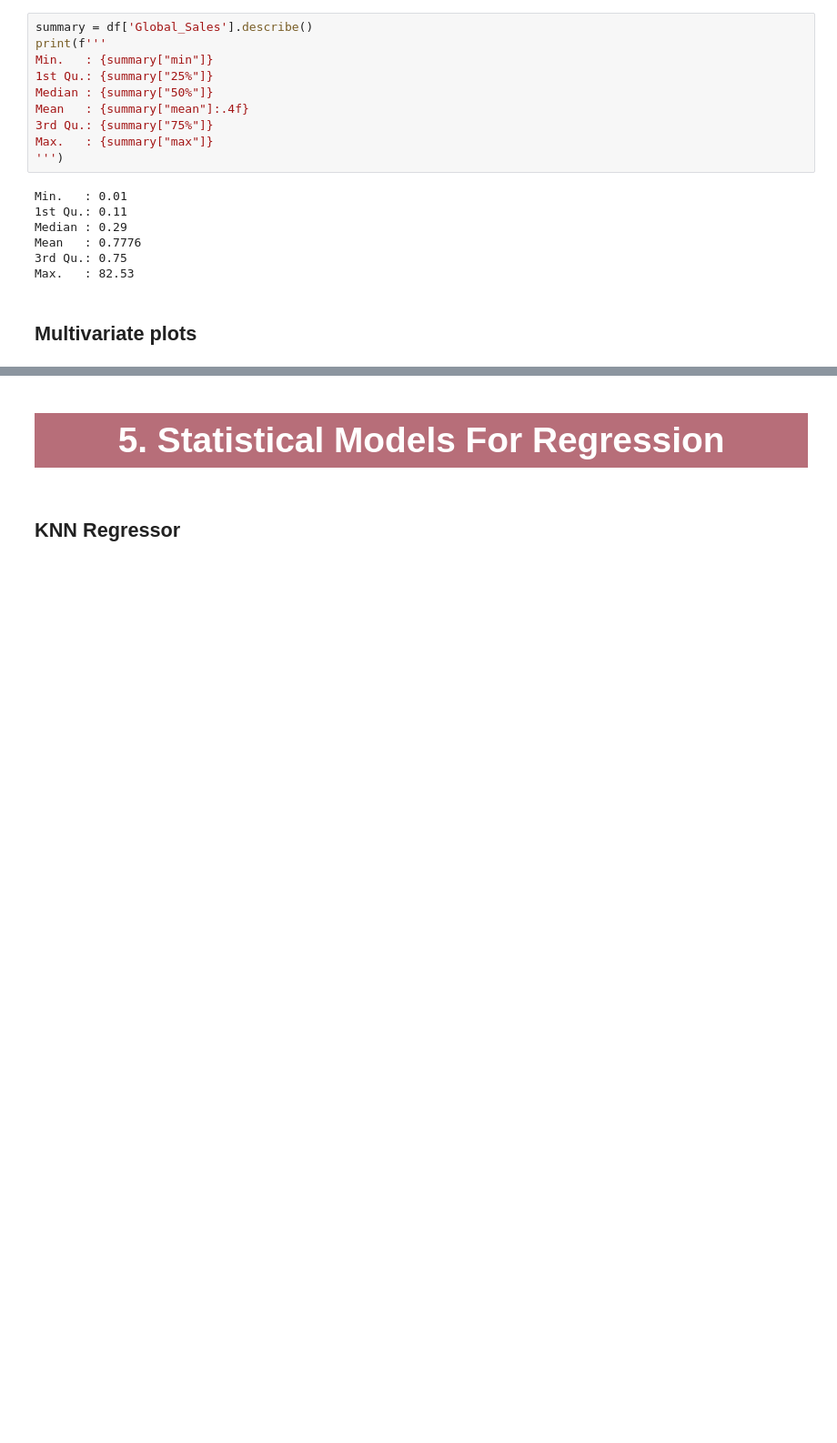
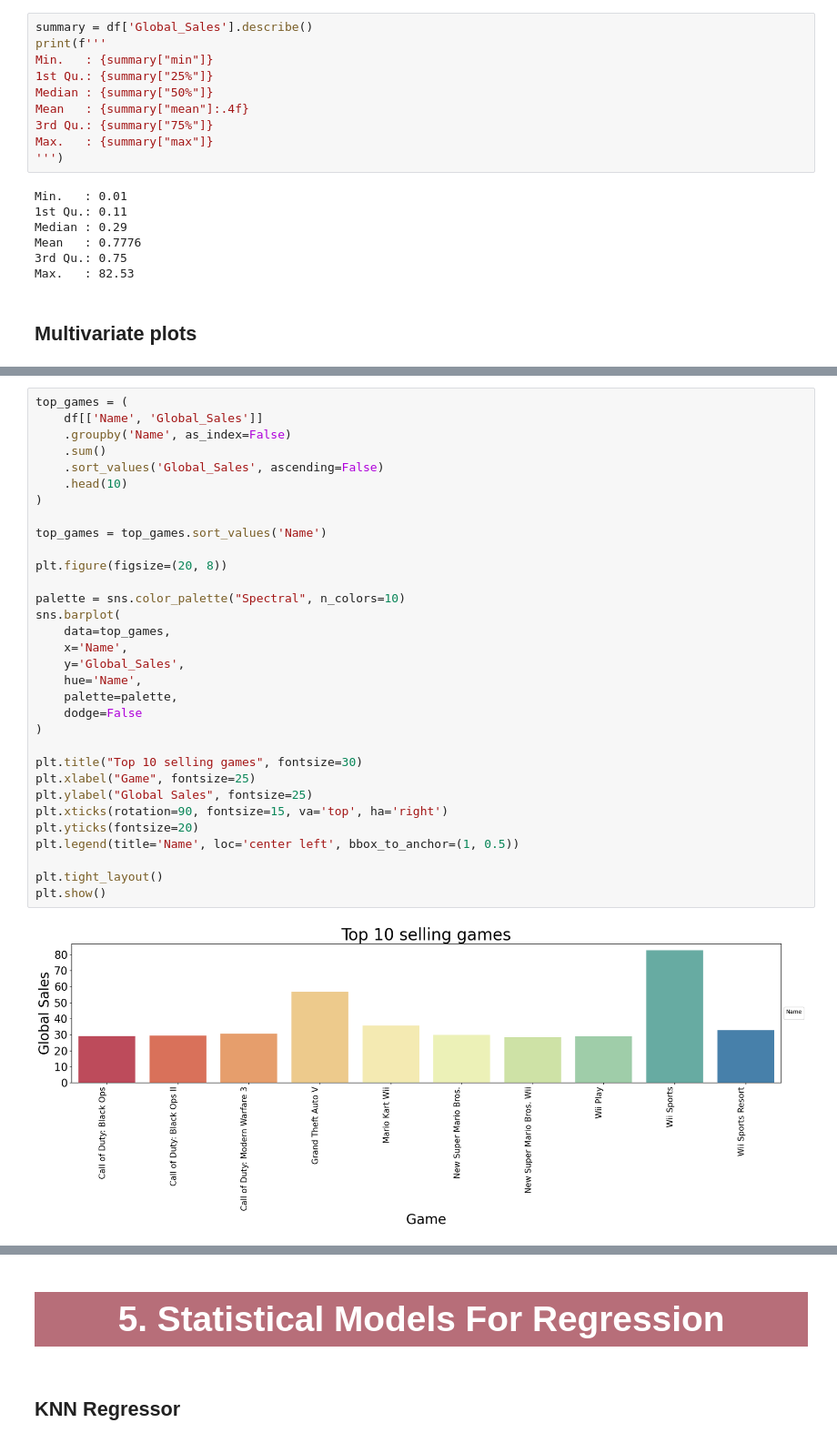
Before and after one commit to Assyl99/RR_project, a Jupyter notebook: Regression_Video_Games.ipynb, the cells around one changed output, grey strips where cells are left out. Shown at 91% size. Cells and saved outputs as stored; diff of their text form; blank space fills up the shorter version.

```diff
--- a/Regression_Video_Games.ipynb
+++ b/Regression_Video_Games.ipynb
@@ -407,0 +489,34 @@ Max.   : 82.53
+# %%
+top_games = (
+    df[['Name', 'Global_Sales']]
+    .groupby('Name', as_index=False)
+    .sum()
+    .sort_values('Global_Sales', ascending=False)
+    .head(10)
+)
+
+top_games = top_games.sort_values('Name')
+
+plt.figure(figsize=(20, 8))
+
+palette = sns.color_palette("Spectral", n_colors=10)
+sns.barplot(
+    data=top_games,
+    x='Name',
+    y='Global_Sales',
+    hue='Name',
+    palette=palette,
+    dodge=False
+)
+
+plt.title("Top 10 selling games", fontsize=30)
+plt.xlabel("Game", fontsize=25)
+plt.ylabel("Global Sales", fontsize=25)
+plt.xticks(rotation=90, fontsize=15, va='top', ha='right')
+plt.yticks(fontsize=20)
+plt.legend(title='Name', loc='center left', bbox_to_anchor=(1, 0.5))
+
+plt.tight_layout()
+plt.show()
+# %% [output]
+[figure, added]
```
Also changed, not shown: parts of 16 cells of this notebook.
